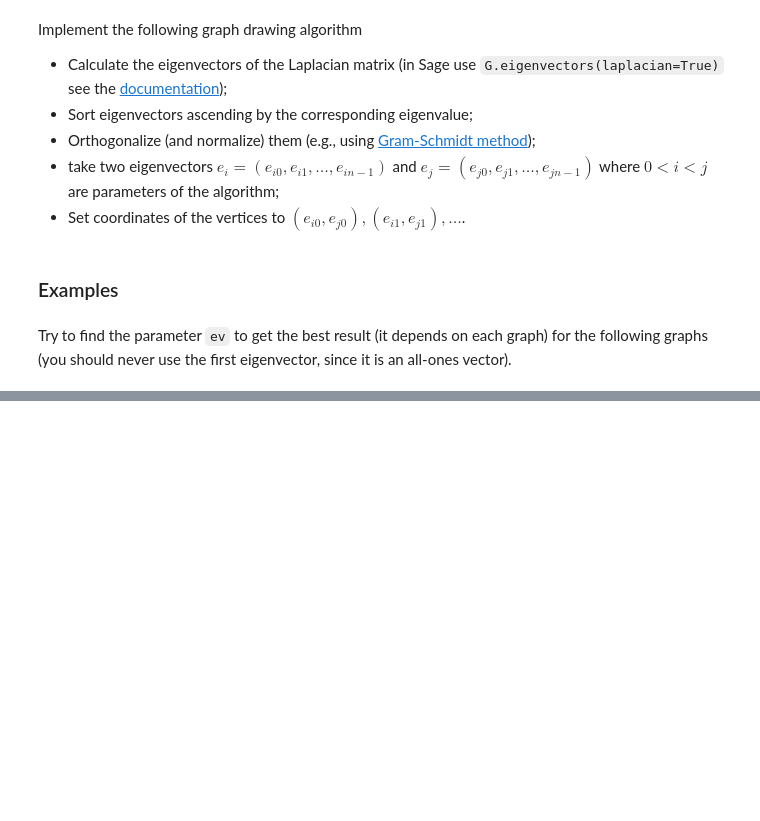
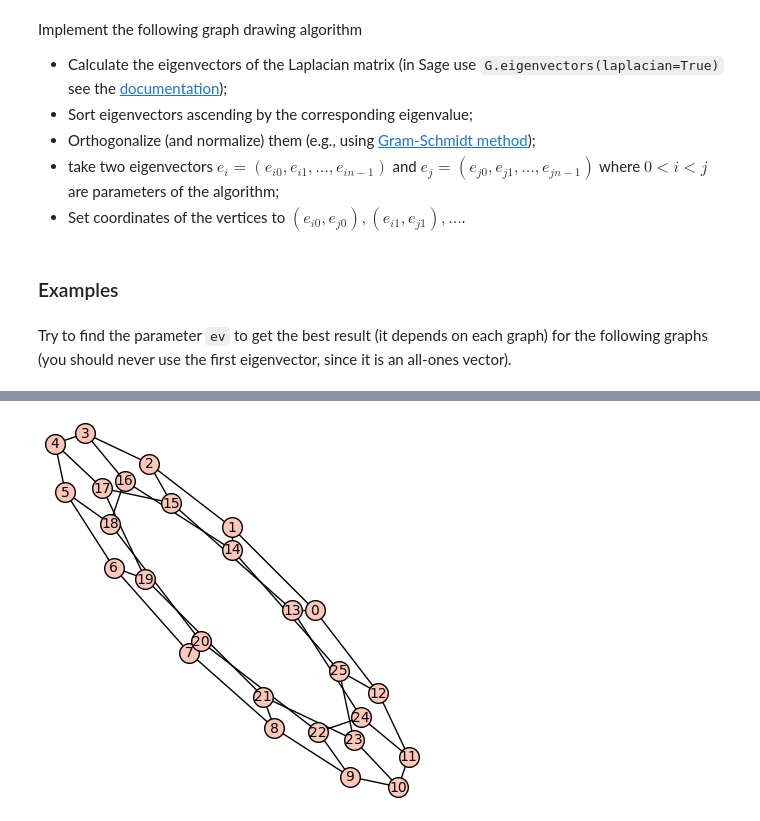
Before and after one commit to RootRooster/discrete-math-labs, a Jupyter notebook: pubilc/Lab_06_2025.ipynb, the cells around one changed output, grey strips where cells are left out. Drawn from its saved outputs; the diff is of its cells as text; code cells hidden in the pictures; blank space fills up the shorter version.

```diff
--- a/pubilc/Lab_06_2025.ipynb
+++ b/pubilc/Lab_06_2025.ipynb
@@ -328,5 +354,8 @@ G2 = Graph('XhEAHCPAGG?P?P?G_AG?O?@C?AG?AG?@C??O??AG??G_??P???P')
 # %%
 G3 = Graph('ShCHGD@?K?_@?@?C_GGG@??cG?G?GK_?C')
+draw_graph_ev(G1)
+# %% [output]
+[figure, added]
 # %%
 G4 = graphs.RandomTree(20)
 # %%
```
Also changed, not shown: parts of 8 cells of this notebook.
